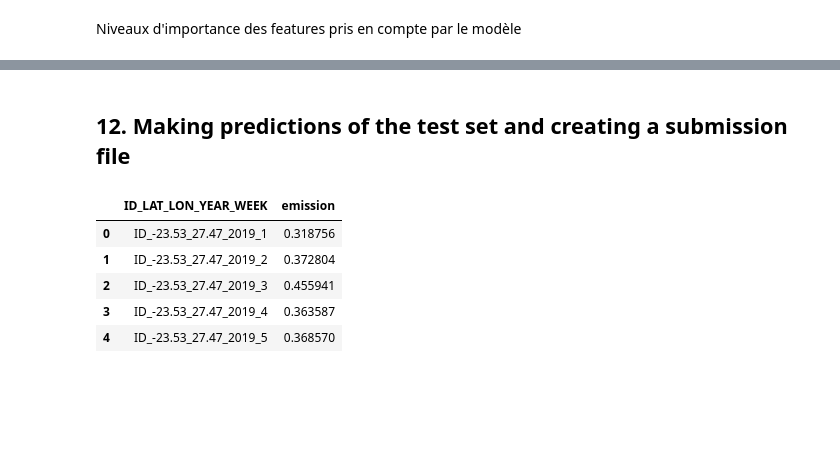
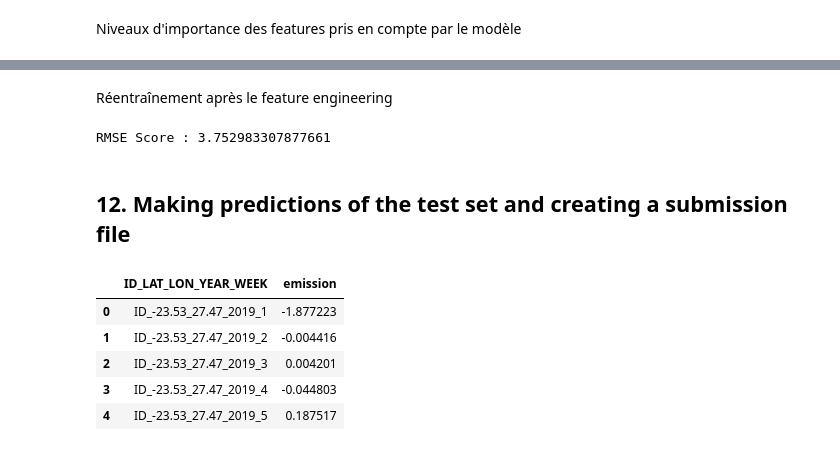
Before and after one commit to justekouassi/UmojaHack-Africa-2023-Beginner, a Jupyter notebook: EY_Carbon.ipynb, the cells around one changed output, grey strips where cells are left out. Saved outputs shown, nothing was run; the diff lists cells and outputs as text; code cells hidden in the pictures; blank space fills up the shorter version.

```diff
--- a/EY_Carbon.ipynb
+++ b/EY_Carbon.ipynb
@@ -604,0 +631,6 @@ plt.show()
+# %%
+train_selected = train_eng_pp[impo_df[impo_df.importance > 4].index.to_list()]
+
+test_selected = test_eng_pp[impo_df[impo_df.importance > 4].index.to_list()]
+
+display(train_selected.head(), test_selected.head())
@@ -605,20 +650,38 @@ plt.show()
+# %% [markdown]
+Réentraînement après le feature engineering
+# %%
+X_selected = train_selected
+y_selected = train_eng_pp['emission']
+# spliting
+X_train_selected, X_test_selected, y_train_selected, y_test_selected = train_test_split(X_selected, y_selected, test_size = 0.3, random_state = SEED)
+# %%
+LGBM.fit(X_train_selected, y_train_selected)
+y_pred = LGBM.predict(X_test_selected)
+print(f'RMSE Score : {mean_squared_error(y_test_selected, y_pred, squared=False)}')
+# %% [output]
+RMSE Score : 3.752983307877661
+# %%
+model_selected = LGBM
 # %% [markdown]
 ## 12. Making predictions of the test set and creating a submission file
 # %%
 # Make prediction on the test set
-test_df = test_eng_pp.drop(['ID_LAT_LON_YEAR_WEEK', 'location'], axis = 1).fillna(0)
-predictions = model.predict(test_df)
+# test_df = test_eng_pp.drop(['ID_LAT_LON_YEAR_WEEK', 'location'], axis = 1).fillna(0)
+# predictions = model.predict(test_df)
+
+test_df = test_selected
+predictions = model_selected.predict(test_df)
 
 # # Create a submission file
 sub_file = pd.DataFrame({'ID_LAT_LON_YEAR_WEEK': test_eng['ID_LAT_LON_YEAR_WEEK'], 'emission': predictions})
 sub_file.head()
 # %% [output]
 |  | ID_LAT_LON_YEAR_WEEK | emission |
-| 0 | ID_-23.53_27.47_2019_1 | 0.318756 |
-| 1 | ID_-23.53_27.47_2019_2 | 0.372804 |
-| 2 | ID_-23.53_27.47_2019_3 | 0.455941 |
-| 3 | ID_-23.53_27.47_2019_4 | 0.363587 |
-| 4 | ID_-23.53_27.47_2019_5 | 0.368570 |
+| 0 | ID_-23.53_27.47_2019_1 | -1.877223 |
+| 1 | ID_-23.53_27.47_2019_2 | -0.004416 |
+| 2 | ID_-23.53_27.47_2019_3 | 0.004201 |
+| 3 | ID_-23.53_27.47_2019_4 | -0.044803 |
+| 4 | ID_-23.53_27.47_2019_5 | 0.187517 |
 # %%
 # Create file
 sub_file.to_csv(
```
Also changed, not shown: parts of 21 cells of this notebook, 7 other files.
